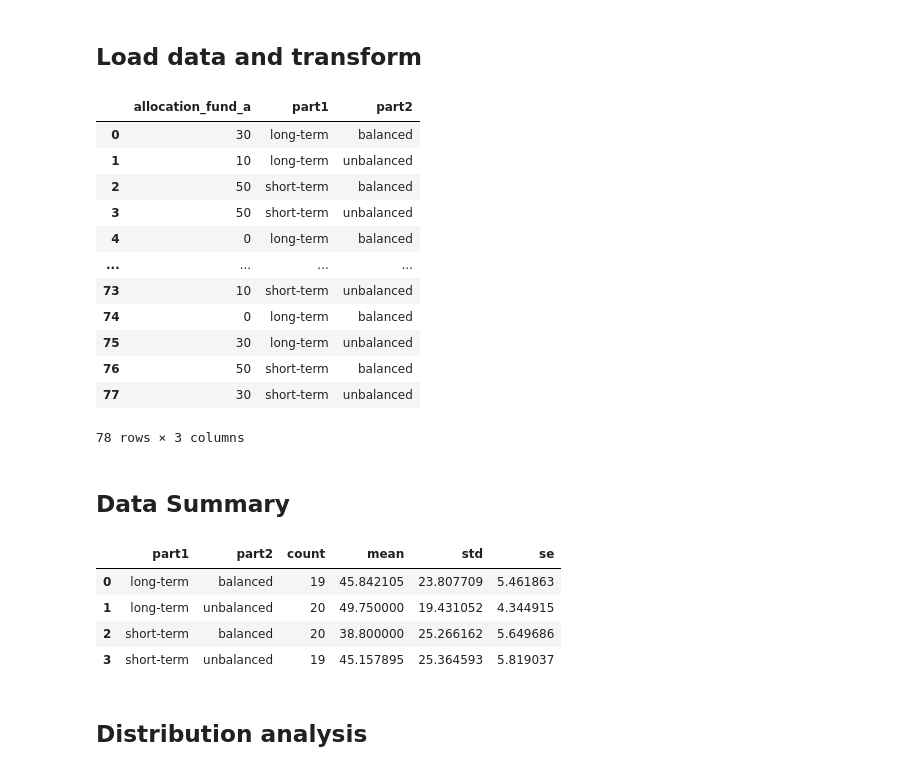
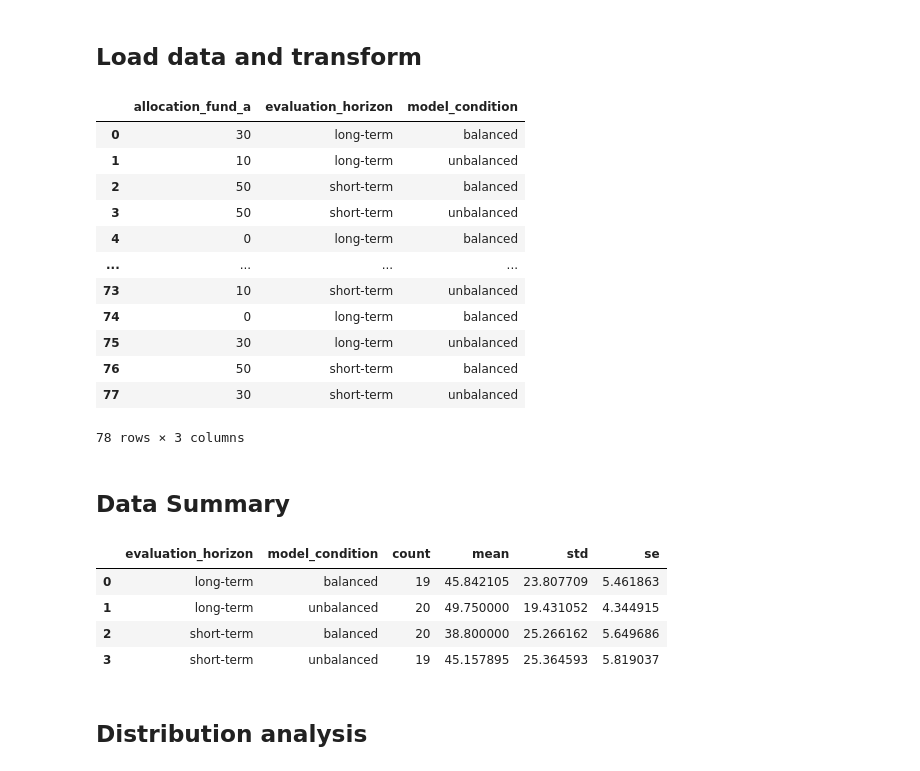
Before and after one commit to FeKapp/bachelorthesis-data-analysis, a Jupyter notebook: anova_analysis.ipynb, the cells around one changed output. Drawn from its saved outputs; the diff is of its cells as text; code cells hidden in the pictures.

```diff
--- a/anova_analysis.ipynb
+++ b/anova_analysis.ipynb
@@ -9,12 +10,12 @@ from statsmodels.formula.api import ols
 # %%
 df_raw = pd.read_csv('data/anova/Supabase Snippet Retrieve Valid Session Allocations (4).csv')
 df = df_raw.drop(['trial_sequence_id', 'session_id'], axis=1)
-df[['part1', 'part2']] = df['scenario_name'].str.split('_', expand=True)
+df[['evaluation_horizon', 'model_condition']] = df['scenario_name'].str.split('_', expand=True)
 df = df.drop('scenario_name', axis=1)
 
 df
 # %% [output]
-|  | allocation_fund_a | part1 | part2 |
+|  | allocation_fund_a | evaluation_horizon | model_condition |
 | 0 | 30 | long-term | balanced |
 | 1 | 10 | long-term | unbalanced |
 | 2 | 50 | short-term | balanced |
@@ -30,12 +31,12 @@ df
 # %% [markdown]
 ## Data Summary
 # %%
-summary = df.groupby(['part1', 'part2'])['allocation_fund_a'].agg(['size', 'mean', 'std']).rename(columns={'size':'count'}).reset_index()
+summary = df.groupby(['evaluation_horizon', 'model_condition'])['allocation_fund_a'].agg(['size', 'mean', 'std']).rename(columns={'size':'count'}).reset_index()
 summary['se'] = summary['std'] / np.sqrt(summary['count'])
 
 summary
 # %% [output]
-|  | part1 | part2 | count | mean | std | se |
+|  | evaluation_horizon | model_condition | count | mean | std | se |
 | 0 | long-term | balanced | 19 | 45.842105 | 23.807709 | 5.461863 |
 | 1 | long-term | unbalanced | 20 | 49.750000 | 19.431052 | 4.344915 |
 | 2 | short-term | balanced | 20 | 38.800000 | 25.266162 | 5.649686 |
```
Also changed, not shown: parts of 7 cells of this notebook, 2 other files.
